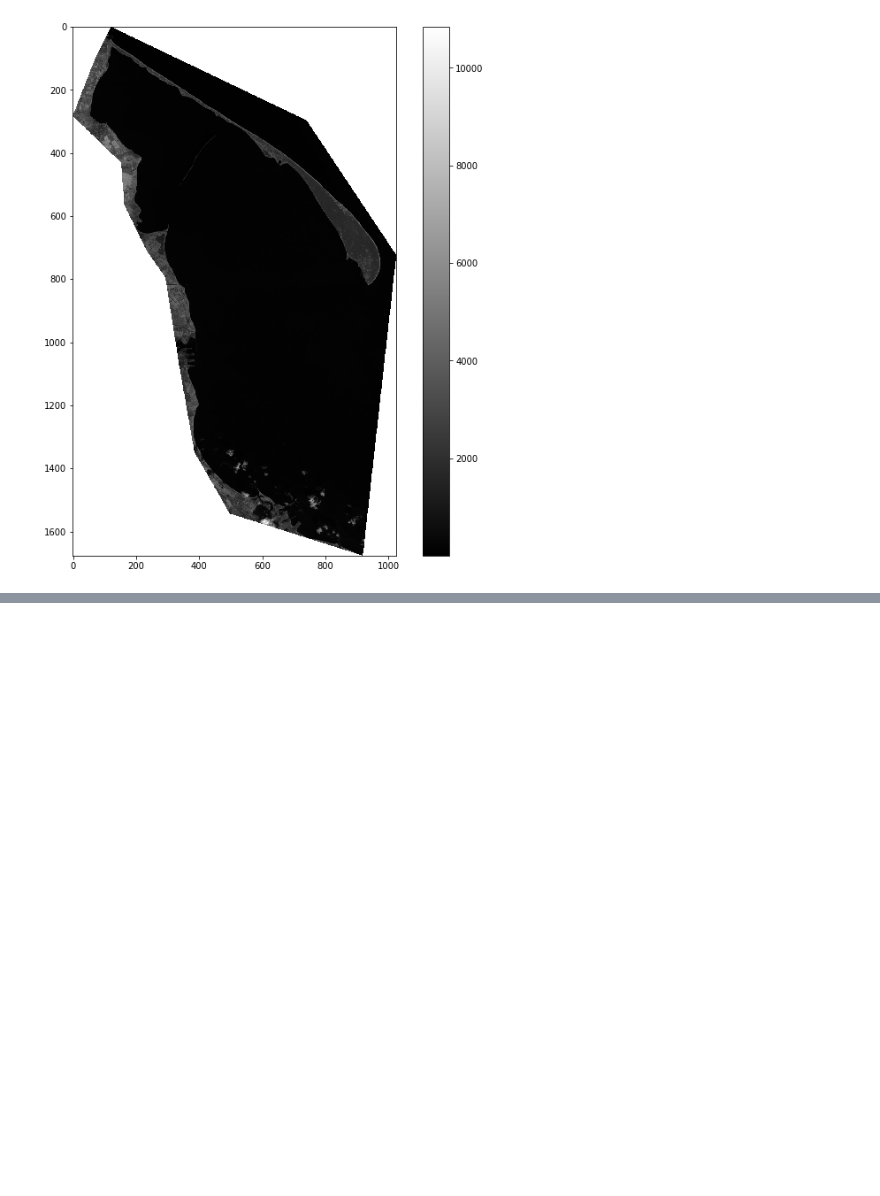
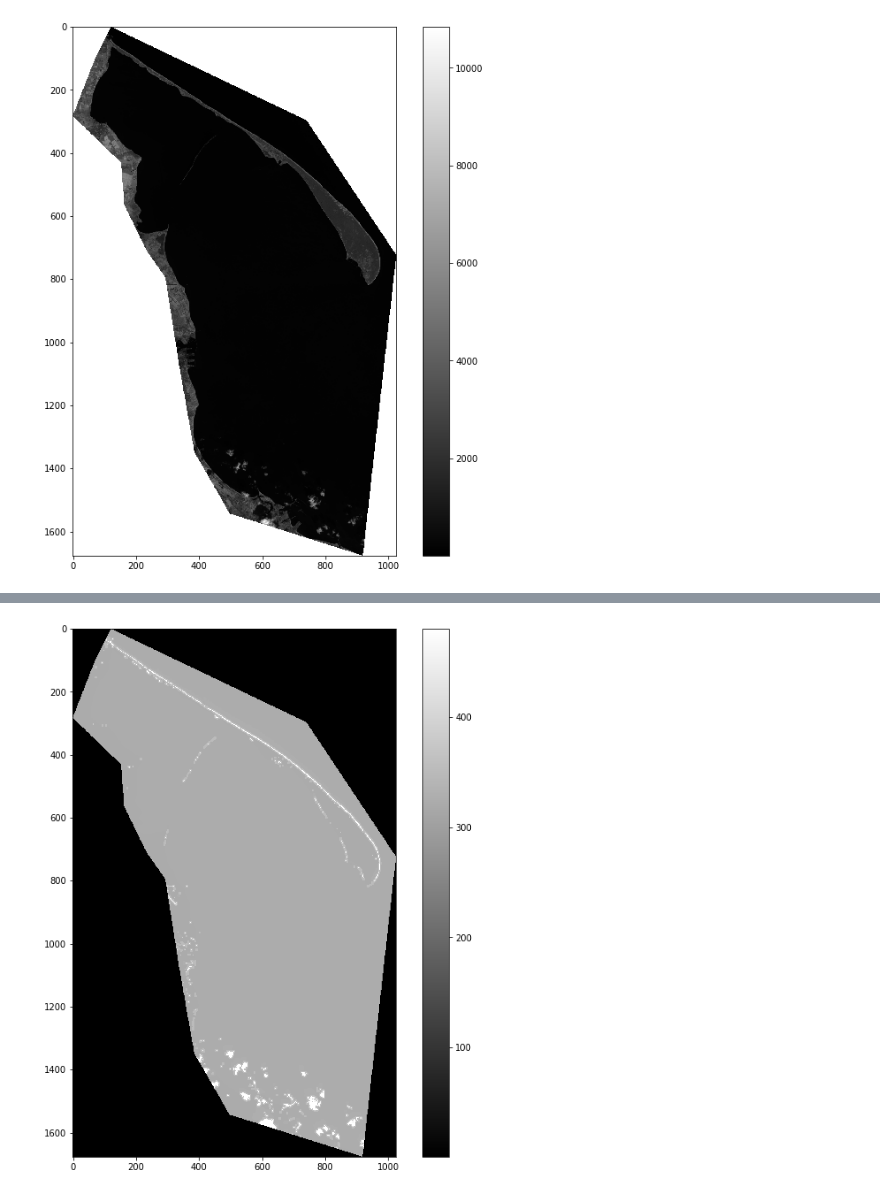
Before and after one commit to feleHaile/projections-clouds-and-Gdansk-Bay, a Jupyter notebook: bq.ipynb, the cells around one changed output, grey strips where cells are left out. Cells and saved outputs as stored; diff of their text form; code cells hidden in the pictures; blank space fills up the shorter version.

```diff
--- a/bq.ipynb
+++ b/bq.ipynb
@@ -287,0 +299,12 @@ z
+# %%
+# Preparation of clipped data
+
+file_for_clipped = 'data/clipped/clipped_test.tif'
+clip_area(vn, a.bqa_file, file_for_clipped)
+with rio.open(file_for_clipped) as f:
+    bq_band = f.read(1)
+    bq_band_crs = f.crs
+
+show_band(bq_band)
+# %% [output]
+[figure, added]
```
Also changed, not shown: parts of 5 cells of this notebook.
